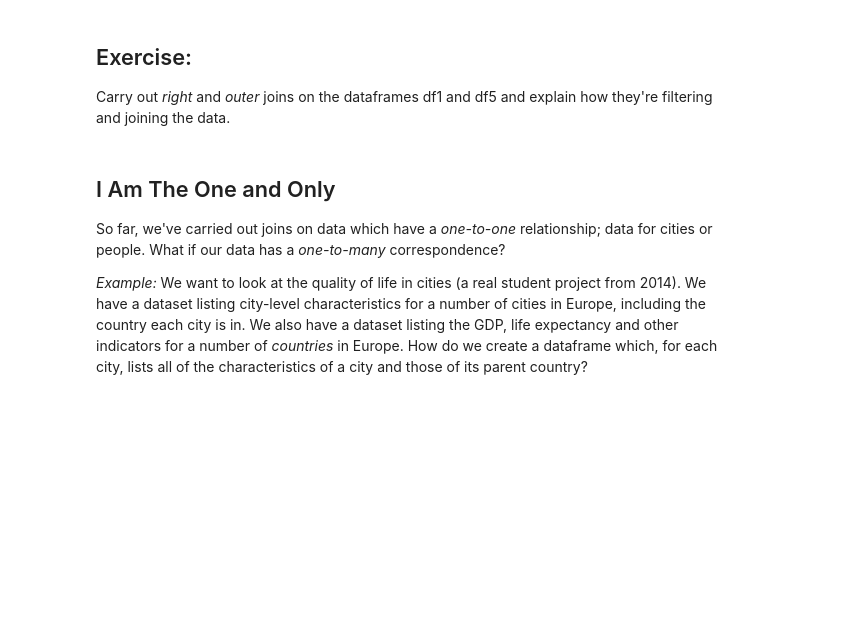
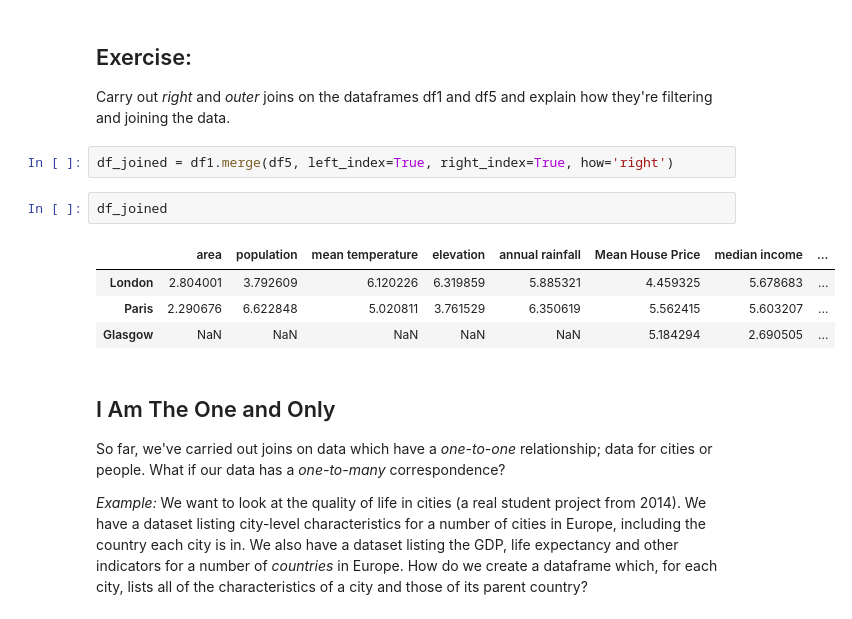
Before and after one commit to vittoriadaveri/QM-2-FINAL, a Jupyter notebook: Copy_of_W3_Merging_and_Joining_in_Python.ipynb, the cells around one changed output. Saved outputs shown, nothing was run; the diff lists cells and outputs as text; blank space fills up the shorter version.

```diff
--- a/Copy_of_W3_Merging_and_Joining_in_Python.ipynb
+++ b/Copy_of_W3_Merging_and_Joining_in_Python.ipynb
@@ -331,6 +361,15 @@ As we see, the missing data appears as **NaN** - Not a Number.
 ## Exercise:
 
 Carry out *right* and *outer* joins on the dataframes df1 and df5 and explain how they're filtering and joining the data.
+# %%
+df_joined = df1.merge(df5, left_index=True, right_index=True, how='right')
+# %%
+df_joined
+# %% [output]
+|  | area | population | mean temperature | elevation | annual rainfall | Mean House Price | median income | ... |
+| London | 2.804001 | 3.792609 | 6.120226 | 6.319859 | 5.885321 | 4.459325 | 5.678683 | ... |
+| Paris | 2.290676 | 6.622848 | 5.020811 | 3.761529 | 6.350619 | 5.562415 | 5.603207 | ... |
+| Glasgow | NaN | NaN | NaN | NaN | NaN | 5.184294 | 2.690505 | ... |
 # %% [markdown]
 ## I Am The One and Only
 
```
Also changed, not shown: parts of 38 cells of this notebook.
